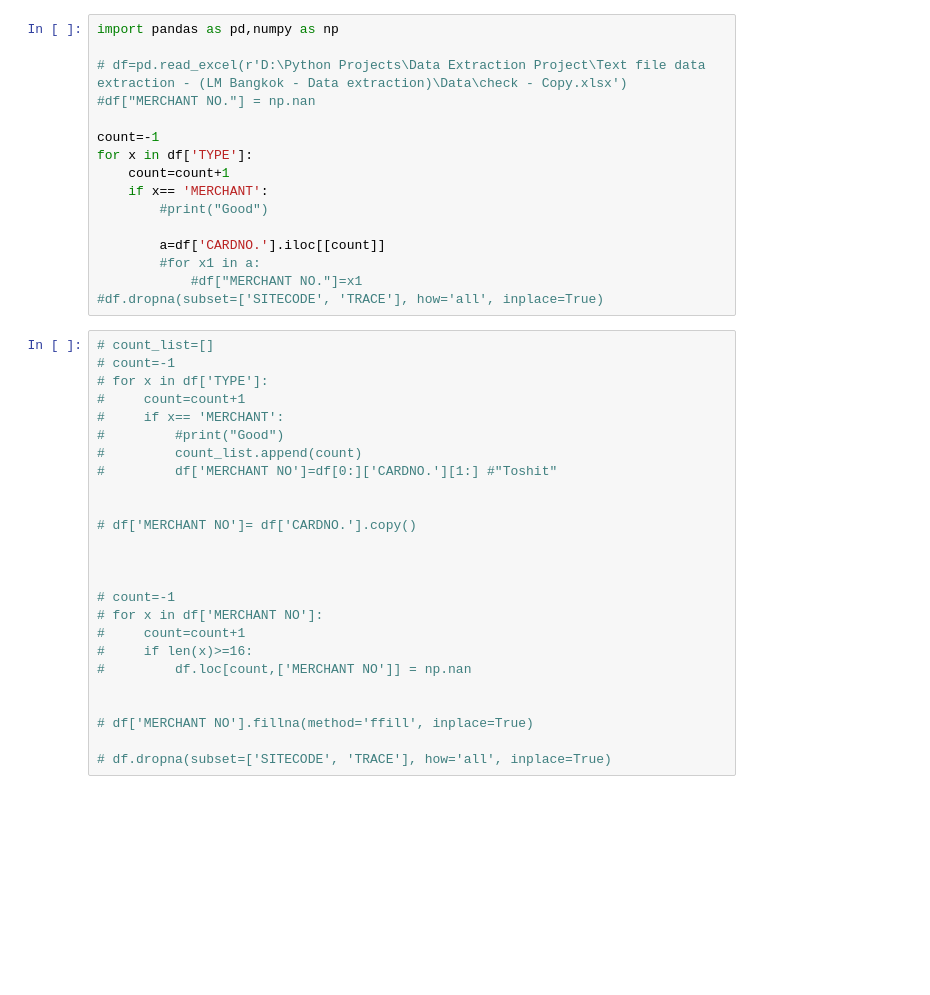
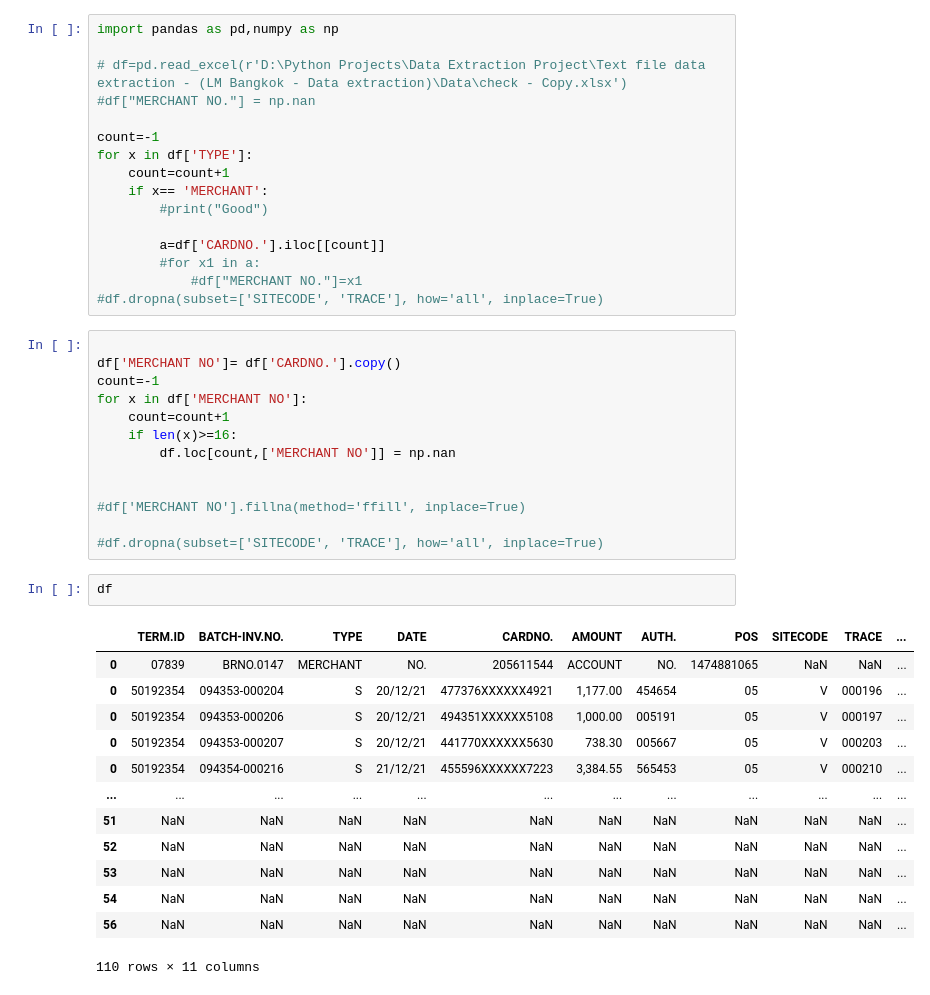
Before and after one commit to Toshit1994GitHub/Django_Practice, a Jupyter notebook: v2.ipynb, the cells around one changed output. Cells and saved outputs as stored; diff of their text form; blank space fills up the shorter version.

```diff
--- a/v2.ipynb
+++ b/v2.ipynb
@@ -102,27 +128,31 @@ for x in df['TYPE']:
             #df["MERCHANT NO."]=x1
 #df.dropna(subset=['SITECODE', 'TRACE'], how='all', inplace=True)
 # %%
-# count_list=[]
-# count=-1
-# for x in df['TYPE']:
-#     count=count+1
-#     if x== 'MERCHANT':
-#         #print("Good")
-#         count_list.append(count)
-#         df['MERCHANT NO']=df[0:]['CARDNO.'][1:] #"Toshit"
+
+df['MERCHANT NO']= df['CARDNO.'].copy()
+count=-1
+for x in df['MERCHANT NO']:
+    count=count+1
+    if len(x)>=16:
+        df.loc[count,['MERCHANT NO']] = np.nan
 
 
-# df['MERCHANT NO']= df['CARDNO.'].copy()
+#df['MERCHANT NO'].fillna(method='ffill', inplace=True)
 
-
-
-# count=-1
-# for x in df['MERCHANT NO']:
-#     count=count+1
-#     if len(x)>=16:
-#         df.loc[count,['MERCHANT NO']] = np.nan
-
-
-# df['MERCHANT NO'].fillna(method='ffill', inplace=True)
-
-# df.dropna(subset=['SITECODE', 'TRACE'], how='all', inplace=True)
+#df.dropna(subset=['SITECODE', 'TRACE'], how='all', inplace=True)
+# %%
+df
+# %% [output]
+|  | TERM.ID | BATCH-INV.NO. | TYPE | DATE | CARDNO. | AMOUNT | AUTH. | POS | SITECODE | TRACE | ... |
+| 0 | 07839 | BRNO.0147 | MERCHANT | NO. | 205611544 | ACCOUNT | NO. | 1474881065 | NaN | NaN | ... |
+| 0 | 50192354 | 094353-000204 | S | 20/12/21 | 477376XXXXXX4921 | 1,177.00 | 454654 | 05 | V | 000196 | ... |
+| 0 | 50192354 | 094353-000206 | S | 20/12/21 | 494351XXXXXX5108 | 1,000.00 | 005191 | 05 | V | 000197 | ... |
+| 0 | 50192354 | 094353-000207 | S | 20/12/21 | 441770XXXXXX5630 | 738.30 | 005667 | 05 | V | 000203 | ... |
+| 0 | 50192354 | 094354-000216 | S | 21/12/21 | 455596XXXXXX7223 | 3,384.55 | 565453 | 05 | V | 000210 | ... |
+| ... | ... | ... | ... | ... | ... | ... | ... | ... | ... | ... | ... |
+| 51 | NaN | NaN | NaN | NaN | NaN | NaN | NaN | NaN | NaN | NaN | ... |
+| 52 | NaN | NaN | NaN | NaN | NaN | NaN | NaN | NaN | NaN | NaN | ... |
+| 53 | NaN | NaN | NaN | NaN | NaN | NaN | NaN | NaN | NaN | NaN | ... |
+| 54 | NaN | NaN | NaN | NaN | NaN | NaN | NaN | NaN | NaN | NaN | ... |
+| 56 | NaN | NaN | NaN | NaN | NaN | NaN | NaN | NaN | NaN | NaN | ... |
+110 rows × 11 columns
```
Also changed, not shown: parts of 2 cells of this notebook, 1 other file.
